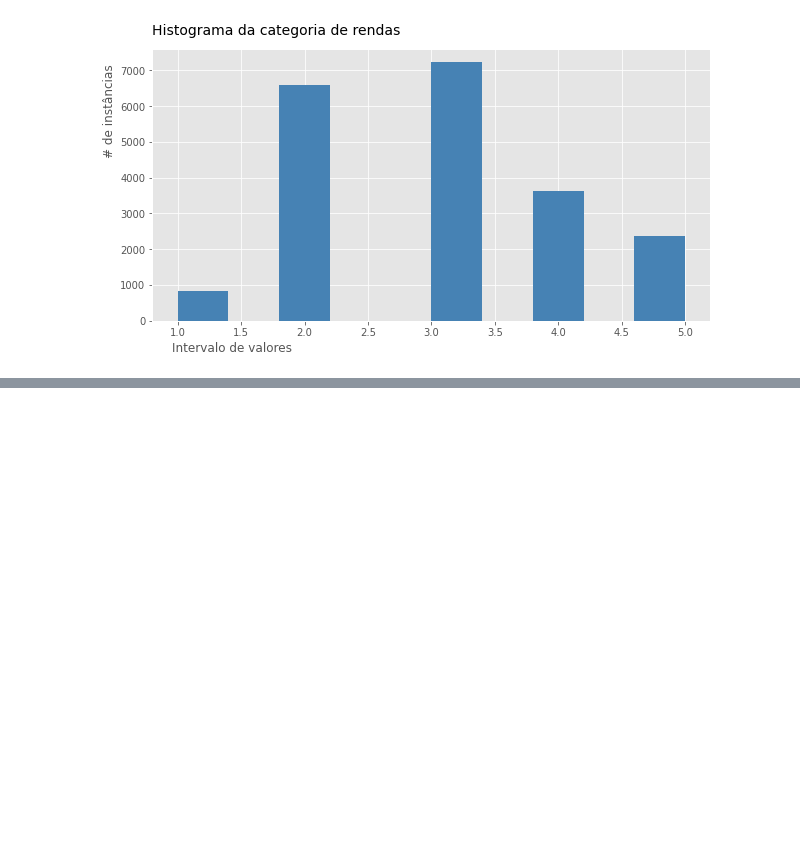
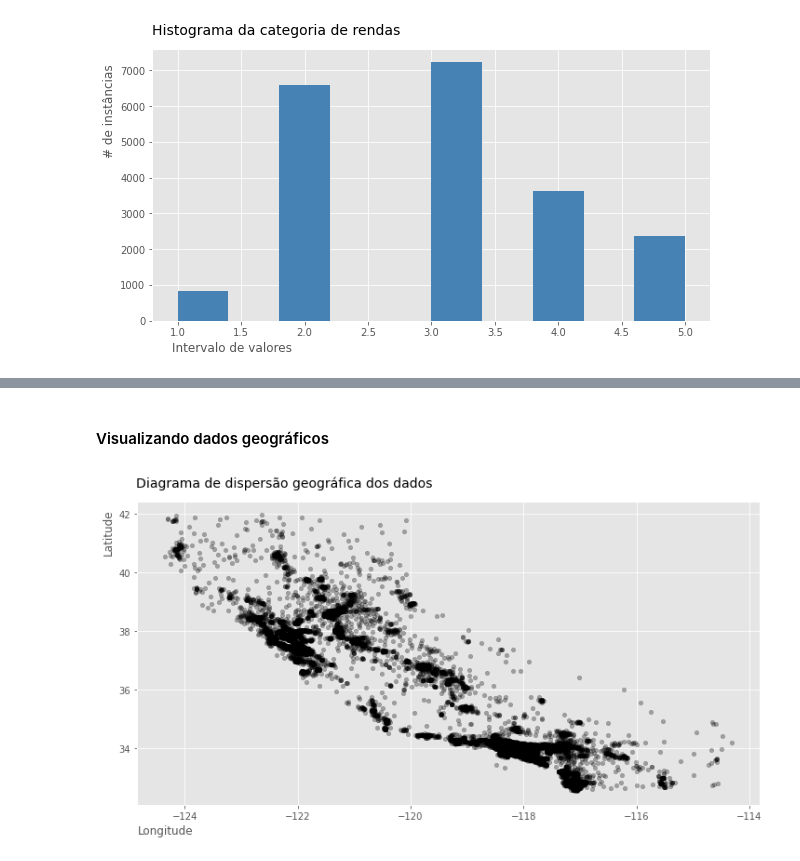
Before and after one commit to LilianeAquino/hands_on_aprendizado_de_maquina, a Jupyter notebook: Capítulo 02 - Housing.ipynb, the cells around one changed output, grey strips where cells are left out. Cells and saved outputs as stored; diff of their text form; code cells hidden in the pictures; blank space fills up the shorter version.

```diff
--- a/Capítulo 02 - Housing.ipynb
+++ b/Capítulo 02 - Housing.ipynb
@@ -169,3 +171,12 @@ plt.xlabel('Intervalo de valores', horizontalalignment='right', x=0.25)
 plt.show()
 # %% [output]
 [figure]
+# %%
+from sklearn.model_selection import StratifiedShuffleSplit
+
+split = StratifiedShuffleSplit(n_splits=1, test_size=0.2, random_state=42)
+for train_index, test_index in split.split(df, df['income_cat']):
+    strat_train_set = df.loc[train_index]
+    strat_test_set = df.loc[test_index]
+
+strat_test_set['income_cat'].value_counts() / len(strat_test_set)
@@ -171,0 +206,3 @@ plt.show()
+# %%
+housing = strat_train_set.copy()
+housing.head()
@@ -171,0 +216,10 @@ plt.show()
+# %% [markdown]
+#### Visualizando dados geográficos
+# %%
+housing.plot(kind='scatter', x='longitude', y='latitude', alpha=0.3, color='#000000', figsize=(12, 6))
+plt.title('Diagrama de dispersão geográfica dos dados', y=1.03, size=14, loc='left', x=-0.001)
+plt.ylabel('Latitude', horizontalalignment='left', y=0.825)
+plt.xlabel('Longitude', horizontalalignment='right', x=0.09)
+plt.show()
+# %% [output]
+[figure, added]
```
Also changed, not shown: parts of 11 cells of this notebook.
